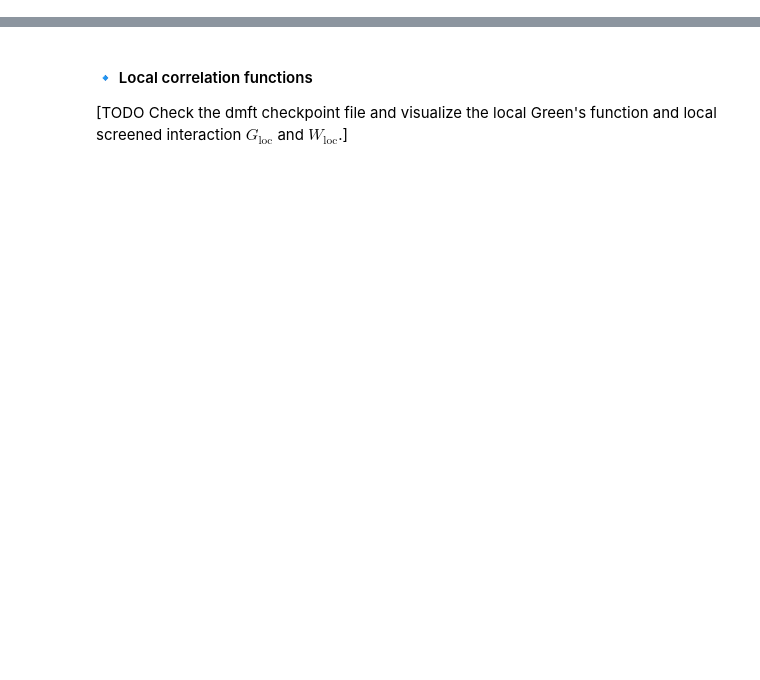
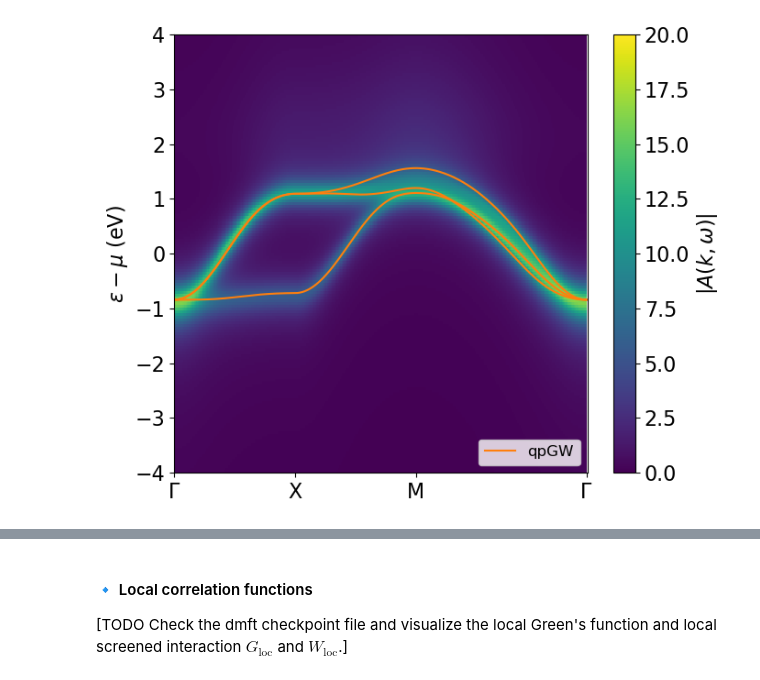
Before and after one commit to AbInitioQHub/coqui-tutorial, a Jupyter notebook: quickstart/04_gw_edmft/04_gw_edmft.ipynb, the cells around one changed output, grey strips where cells are left out. Cells and saved outputs as stored; diff of their text form; code cells hidden in the pictures; blank space fills up the shorter version.

```diff
--- a/quickstart/04_gw_edmft/04_gw_edmft.ipynb
+++ b/quickstart/04_gw_edmft/04_gw_edmft.ipynb
@@ -74,0 +62,31 @@ Throughout this notebook, we use paramagnetic NiO as a representative correlated
+# %%
+from coqui.post_proc import spectral_interpolation
+
+coqui_mpi = coqui.MpiHandler()
+coqui.set_verbosity(coqui_mpi, output_level=1)
+
+mf_params = {
+    "prefix": "svo",
+    "outdir": "svo_666/out",
+    "nbnd": 40,
+}
+mf = coqui.make_mf(coqui_mpi, params=mf_params, mf_type="qe")
+
+# Spectral functions from full-frequency self-energy
+winter_params = {
+    "outdir": "./",
+    "prefix": "svo",
+    "wannier_file": "svo_666/mlwf/svo.mlwf.h5",
+    "w_min": -0.15,
+    "w_max": 0.15,
+    "eta": 0.005,
+    "kpath": (
+      "G 0.00 0.00 0.00 "
+      "X 0.00 0.50 0.00 "
+      "M 0.50 0.50 0.00 "
+      "G 0.00 0.00 0.00 "
+    )
+}
+spectral_interpolation(mf=mf, params=winter_params)
+# Quasi-particle energies from the full-frequency self-energy
+coqui.post_proc.band_interpolation(mf, winter_params)
@@ -75 +111,16 @@ Throughout this notebook, we use paramagnetic NiO as a representative correlated
+# %%
+# First iteration, corresponding to G0W0
+fig, ax = plt.subplots(1, figsize=(7, 5.5), dpi=100)
+
+# Step 1: Plot spectral function A(k, ω)
+coqui.post_proc.spectral_plot(ax, coqui_h5="svo.mbpt.h5", iteration=-1, calc_type="mbpt", verbal=False, vmax=20)
+coqui.post_proc.band_plot(ax, coqui_h5="svo.mbpt.h5", iteration=-1, verbal=False,
+                          color="tab:orange", label="qpGW")
+
+ax.set_ylim(-4, 4)
+ax.legend(loc=4, fontsize=12)
+plt.tight_layout()
+plt.show()
+# %% [output]
+[figure, added]
 # %% [markdown]
```
Also changed, not shown: parts of 28 cells of this notebook, 12 other files.
